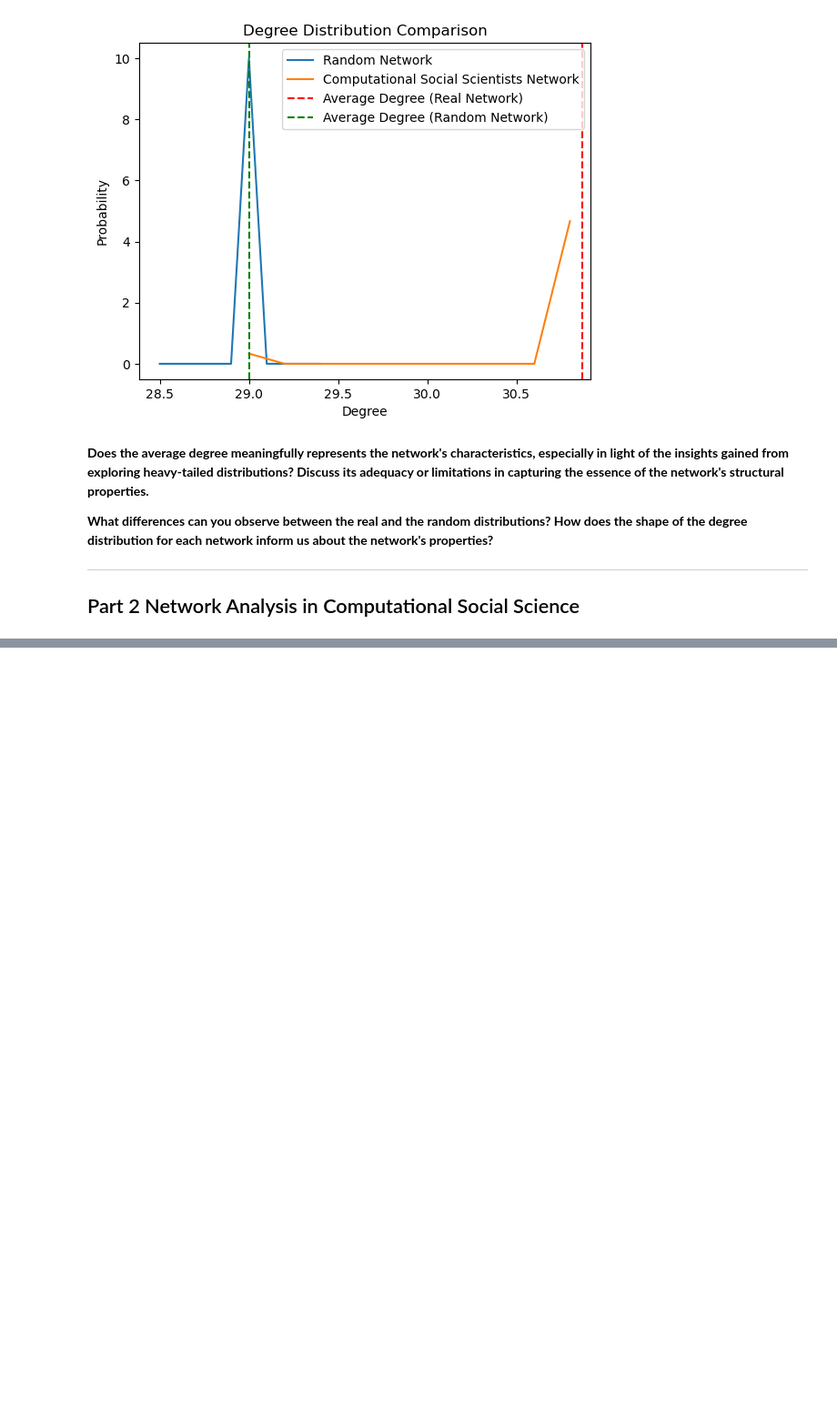
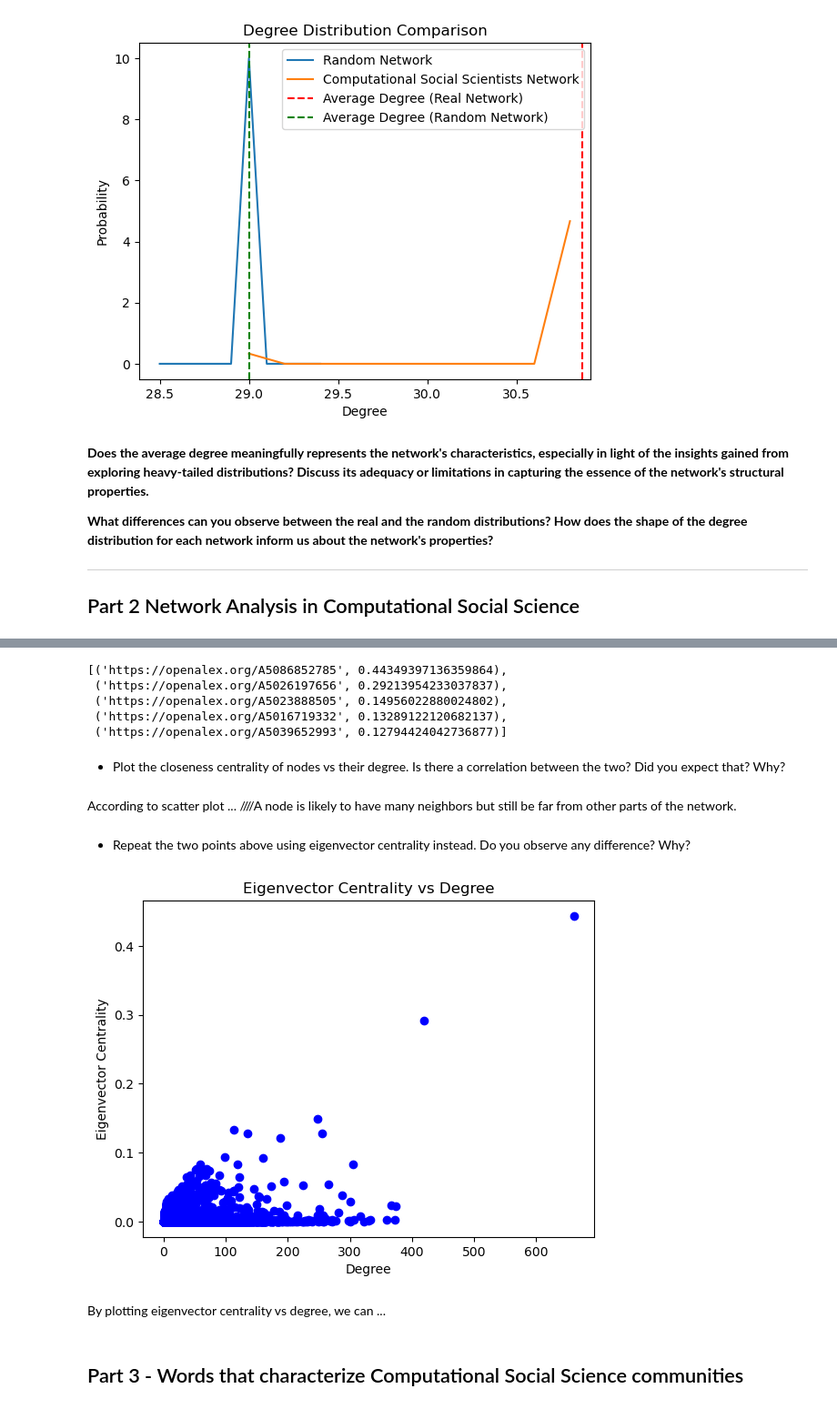
Before and after one commit to llull179/Assigments_comsocsci2024, a Jupyter notebook: Assignment2/Assignment2.ipynb, the cells around one changed output, grey strips where cells are left out. Shown at 91% size. Cells and saved outputs as stored; diff of their text form; code cells hidden in the pictures; blank space fills up the shorter version.

Commit message:
part2

```diff
--- a/Assignment2/Assignment2.ipynb
+++ b/Assignment2/Assignment2.ipynb
@@ -231,7 +241,4 @@ plt.show()
 # %%
-from itertools import combinations
-import ast
-
 papers = pd.read_csv('data/papers.csv')
 
 def preprocess_author_ids(row):
@@ -241,14 +248,12 @@ def preprocess_author_ids(row):
         return []
 papers['author_ids'] = papers['author_ids'].apply(preprocess_author_ids)
 
-coauthorship_counts = {}
+counts = {}
 for _, paper in papers.iterrows():
      for author_pair in combinations(paper['author_ids'], 2):
-        # Sort the pair to avoid duplicate entries
         sorted_pair = tuple(sorted(author_pair))
-        # Increment the count for this pair
-        coauthorship_counts[sorted_pair] = coauthorship_counts.get(sorted_pair, 0) + 1
-weighted_edgelist = [(pair[0], pair[1], weight) for pair, weight in coauthorship_counts.items()]
+        counts[sorted_pair] = counts.get(sorted_pair, 0) + 1
+weighted_edgelist = [(pair[0], pair[1], weight) for pair, weight in counts.items()]
 
 G = nx.Graph()
 G.add_weighted_edges_from(weighted_edgelist)
@@ -261,8 +266,7 @@ for _, row in authors.iterrows():
         'country': row['country_code'],
         'citation_count': row['cited_by_count'],
         # Using 'works_count' as a proxy for the first publication year
-        'first_publication_year': row['works_count']
-    }
+        'first_publication_year': row['works_count']}
     G.add_node(row['id'], **node_attrs)
 
 # data = nx.readwrite.json_graph.node_link_data(G)
@@ -282,0 +425,43 @@ total_edges
+# %%
+eigenvector_centrality = nx.eigenvector_centrality(G)
+sorted_eigenvector = sorted(eigenvector_centrality.items(), key=lambda x: x[1], reverse=True)
+top_5_eigenvector = sorted_eigenvector[:5]
+top_5_eigenvector
+# %% [output]
+[('https://openalex.org/A5086852785', 0.44349397136359864),
+ ('https://openalex.org/A5026197656', 0.29213954233037837),
+ ('https://openalex.org/A5023888505', 0.14956022880024802),
+ ('https://openalex.org/A5016719332', 0.13289122120682137),
+ ('https://openalex.org/A5039652993', 0.12794424042736877)]
+# %% [markdown]
+* Plot the closeness centrality of nodes vs their degree. Is there a correlation between the two? Did you expect that? Why?
+# %%
+#  only top 5 or all???
+degrees = dict(G.degree())
+closeness = list(closeness_centrality.values())
+degree_value = [degrees[node] for node in closeness_centrality]
+plt.scatter(degree_value, closeness, color='green')
+plt.xlabel('Degree')
+plt.ylabel('Closeness Centrality')
+plt.title('Closeness Centrality vs Degree')
+plt.show()
+# %% [markdown]
+According to scatter plot ...
+////A node is likely to have many neighbors but still be far from other parts of the network.
+# %% [markdown]
+* Repeat the two points above using eigenvector centrality instead. Do you observe any difference? Why?
+# %%
+eigenvector_value = list(eigenvector_centrality.values())
+degree_value_e = [degrees[node] for node in eigenvector_centrality]
+# plt.figure(figsize=(10, 6))
+plt.scatter(degree_value_e, eigenvector_value, color='blue')
+plt.xlabel('Degree')
+plt.ylabel('Eigenvector Centrality')
+plt.title('Eigenvector Centrality vs Degree')
+plt.show()
+# %% [output]
+[figure, added]
+# %% [markdown]
+By plotting eigenvector centrality vs degree, we can ...
+# %% [markdown]
+## Part 3 - Words that characterize Computational Social Science communities
```
Also changed, not shown: parts of 26 cells of this notebook, 1 other file.
